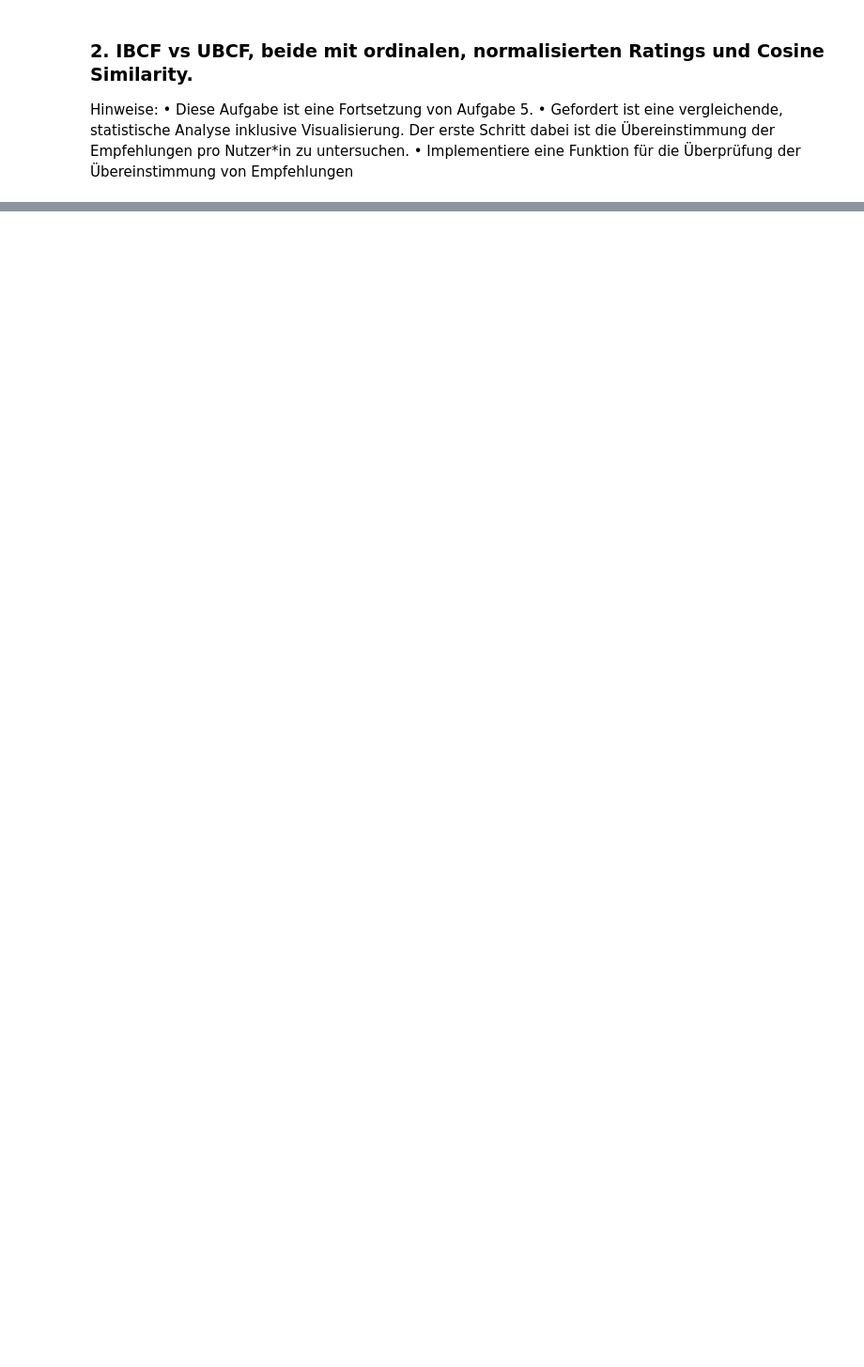
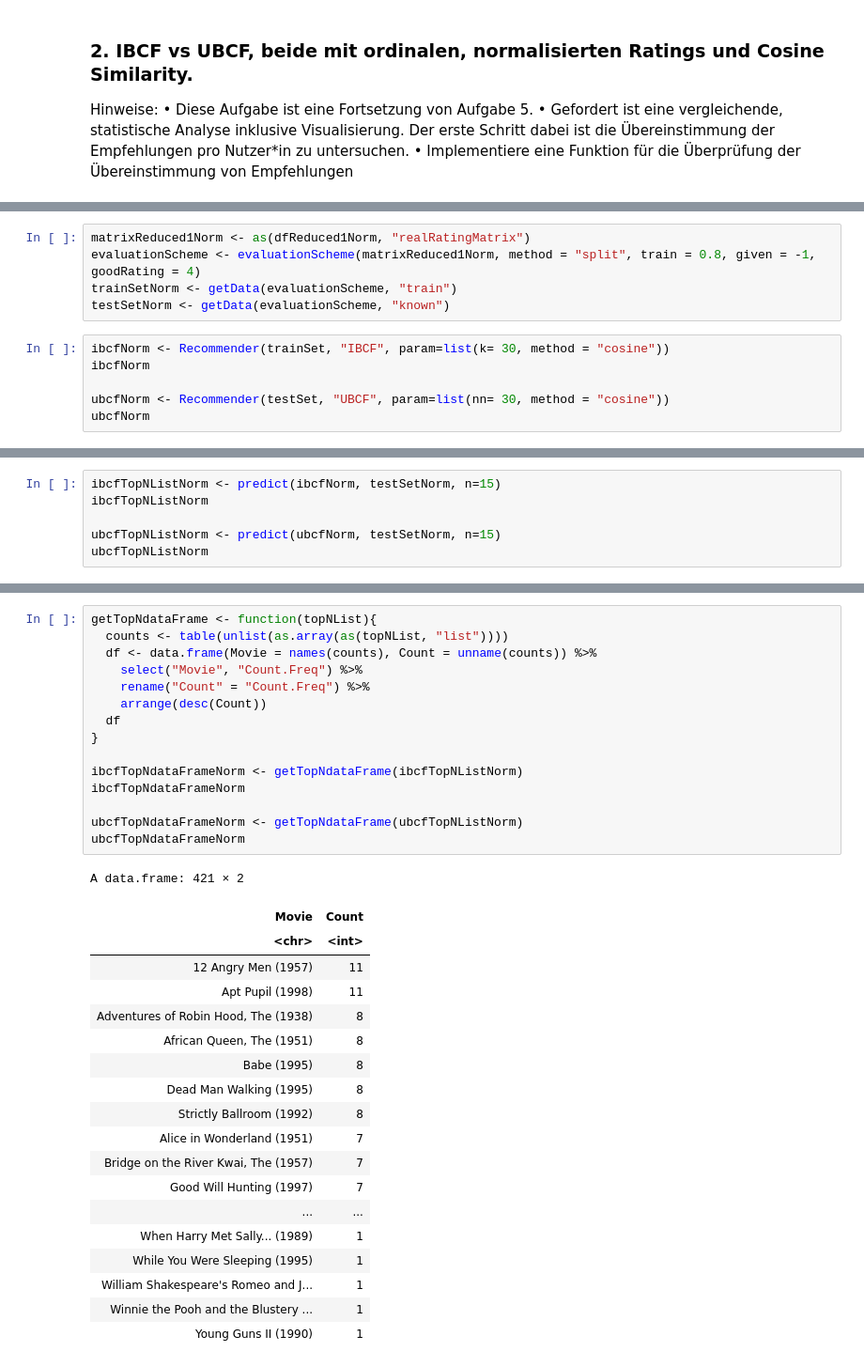
Before and after one commit to hariveliki/rsy, a Jupyter notebook: mc1.ipynb, the cells around one changed output, grey strips where cells are left out. Shown at 94% size. Saved outputs shown, nothing was run; the diff lists cells and outputs as text; blank space fills up the shorter version.

```diff
--- a/mc1.ipynb
+++ b/mc1.ipynb
@@ -935,0 +1203,11 @@ ist die Übereinstimmung der Empfehlungen pro Nutzer*in zu untersuchen.
+# %%
+matrixReduced1Norm <- as(dfReduced1Norm, "realRatingMatrix")
+evaluationScheme <- evaluationScheme(matrixReduced1Norm, method = "split", train = 0.8, given = -1, goodRating = 4)
+trainSetNorm <- getData(evaluationScheme, "train")
+testSetNorm <- getData(evaluationScheme, "known")
+# %%
+ibcfNorm <- Recommender(trainSet, "IBCF", param=list(k= 30, method = "cosine"))
+ibcfNorm
+
+ubcfNorm <- Recommender(testSet, "UBCF", param=list(nn= 30, method = "cosine"))
+ubcfNorm
@@ -935,0 +1219,6 @@ ist die Übereinstimmung der Empfehlungen pro Nutzer*in zu untersuchen.
+# %%
+ibcfTopNListNorm <- predict(ibcfNorm, testSetNorm, n=15)
+ibcfTopNListNorm
+
+ubcfTopNListNorm <- predict(ubcfNorm, testSetNorm, n=15)
+ubcfTopNListNorm
@@ -935,0 +1228,35 @@ ist die Übereinstimmung der Empfehlungen pro Nutzer*in zu untersuchen.
+# %%
+getTopNdataFrame <- function(topNList){
+  counts <- table(unlist(as.array(as(topNList, "list"))))
+  df <- data.frame(Movie = names(counts), Count = unname(counts)) %>%
+    select("Movie", "Count.Freq") %>%
+    rename("Count" = "Count.Freq") %>%
+    arrange(desc(Count))
+  df
+}
+
+ibcfTopNdataFrameNorm <- getTopNdataFrame(ibcfTopNListNorm)
+ibcfTopNdataFrameNorm
+
+ubcfTopNdataFrameNorm <- getTopNdataFrame(ubcfTopNListNorm)
+ubcfTopNdataFrameNorm
+# %% [output]
+A data.frame: 421 × 2
+| Movie | Count |
+| <chr> | <int> |
+| 12 Angry Men (1957) | 11 |
+| Apt Pupil (1998) | 11 |
+| Adventures of Robin Hood, The (1938) | 8 |
+| African Queen, The (1951) | 8 |
+| Babe (1995) | 8 |
+| Dead Man Walking (1995) | 8 |
+| Strictly Ballroom (1992) | 8 |
+| Alice in Wonderland (1951) | 7 |
+| Bridge on the River Kwai, The (1957) | 7 |
+| Good Will Hunting (1997) | 7 |
+| ... | ... |
+| When Harry Met Sally... (1989) | 1 |
+| While You Were Sleeping (1995) | 1 |
+| William Shakespeare's Romeo and J... | 1 |
+| Winnie the Pooh and the Blustery ... | 1 |
+| Young Guns II (1990) | 1 |
```
Also changed, not shown: parts of 54 cells of this notebook.
